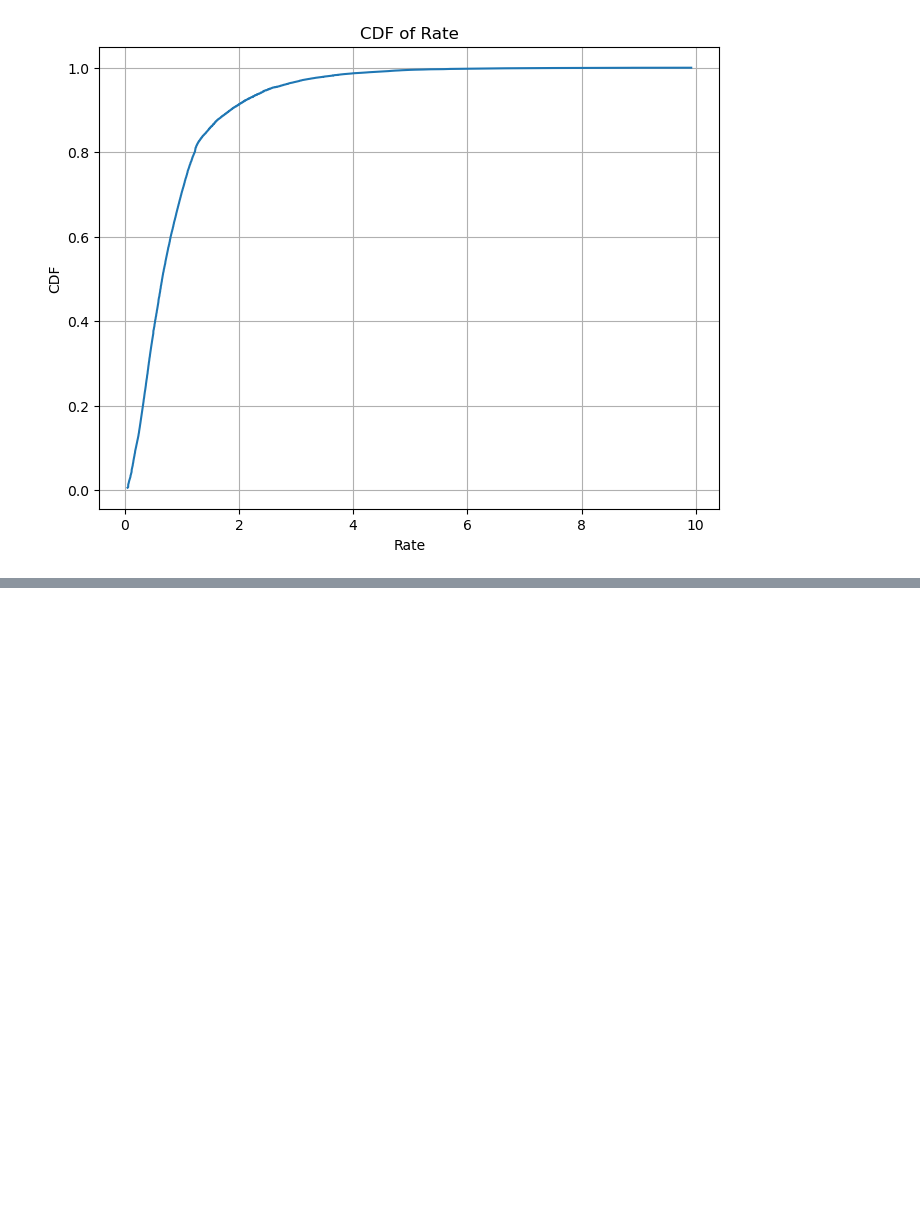
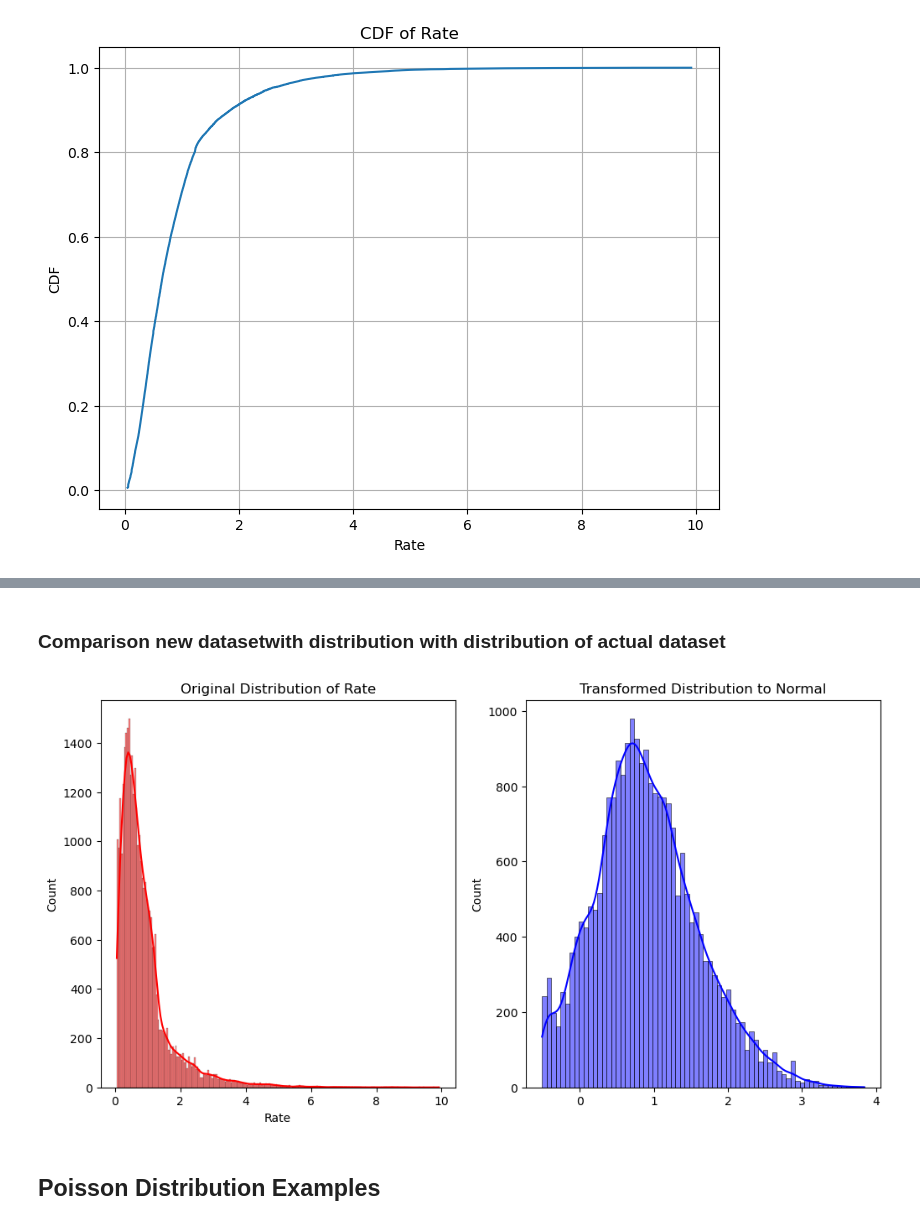
Before and after one commit to Paolacrir/CA1, a Jupyter notebook: Statistic.ipynb, the cells around one changed output, grey strips where cells are left out. Drawn from its saved outputs; the diff is of its cells as text; code cells hidden in the pictures; blank space fills up the shorter version.

```diff
--- a/Statistic.ipynb
+++ b/Statistic.ipynb
@@ -486,2 +457,25 @@ pylab.show()
+# %% [markdown]
+### Comparison new datasetwith distribution with distribution of actual dataset
+# %%
+#  Create new dataset of Rate and normal distribution values
+original_rate = Mortality_rate['Rate']
+transformed_rate = normal_distribution
+
+# Plot histograms for comparison
+plt.figure(figsize=(12, 6))
+
+plt.subplot(1, 2, 1)
+sns.histplot(original_rate, kde=True, color='r')
+plt.title('Original Distribution of Rate')
+
+plt.subplot(1, 2, 2)
+sns.histplot(transformed_rate, kde=True, color='b')
+plt.title('Transformed Distribution to Normal')
+
+plt.show()
+# %% [output]
+[figure, added]
+# %% [markdown]
+## Poisson Distribution Examples
 # %%
 from scipy.stats import poisson
```
Also changed, not shown: parts of 23 cells of this notebook.
